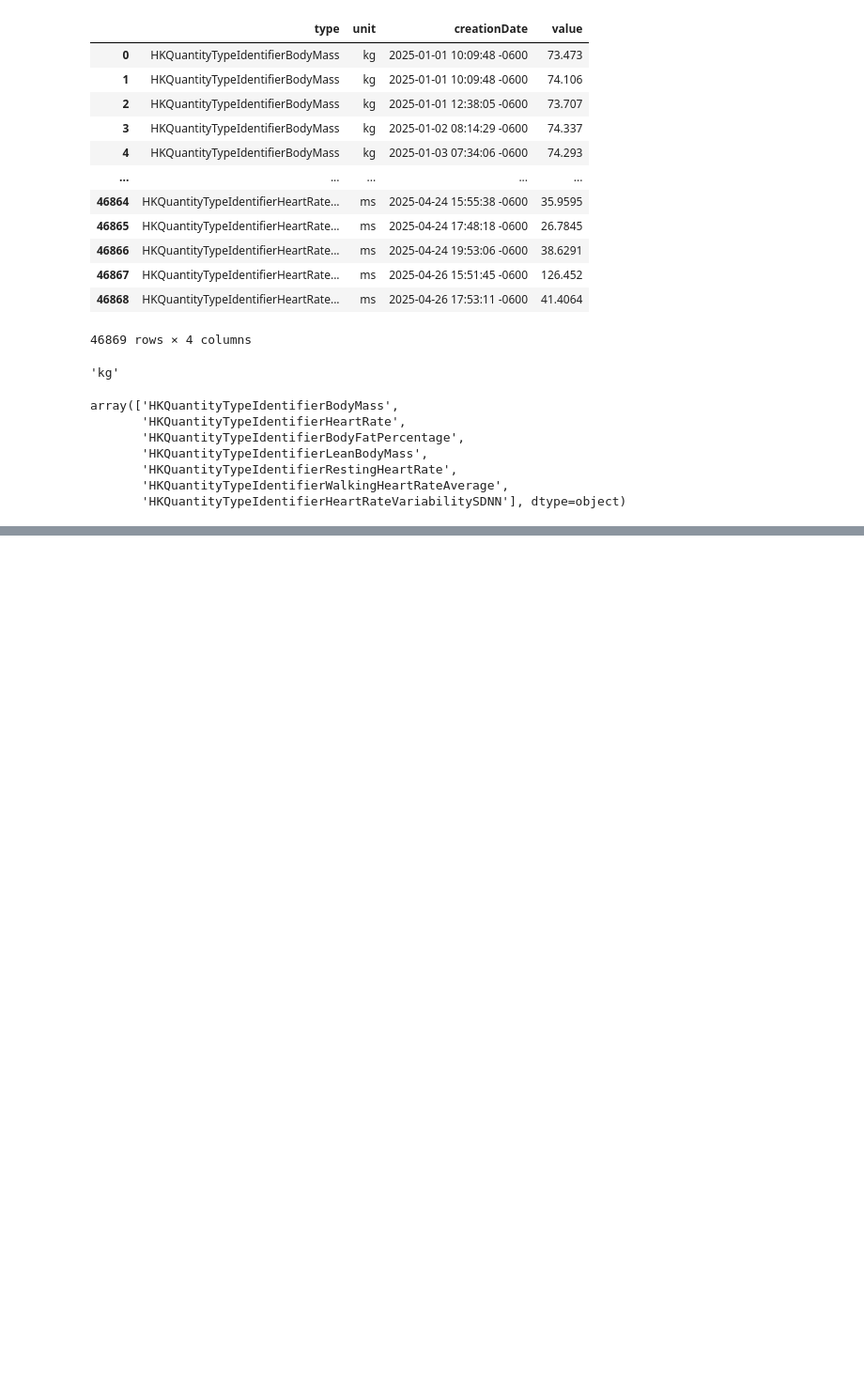
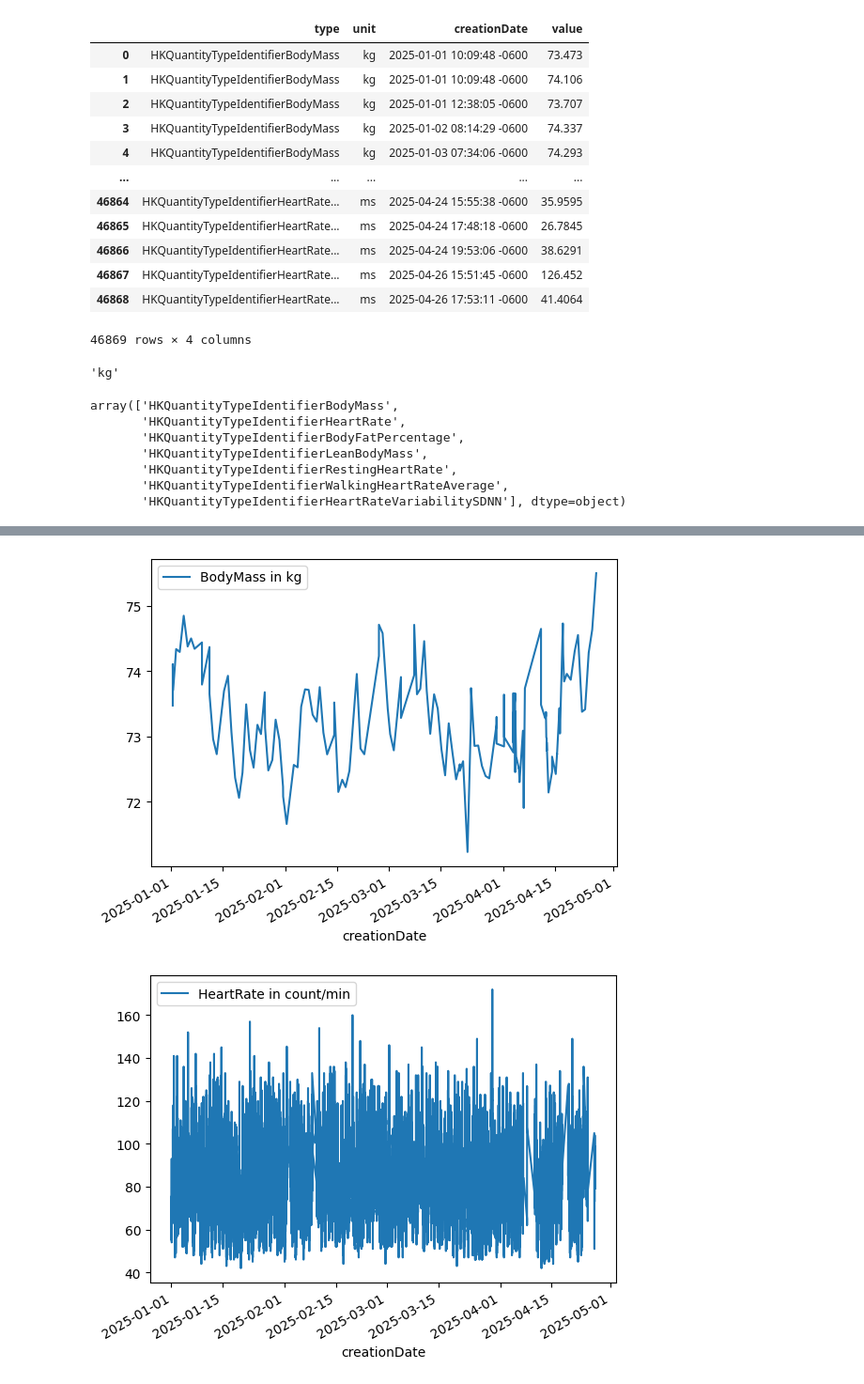
Before and after one commit to gary-bains/apple-health-data-analysis, a Jupyter notebook: bronze_data_to_silver.ipynb, the cells around one changed output, grey strips where cells are left out. Shown: that part at 94% size. Drawn from its saved outputs; the diff is of its cells as text; code cells hidden in the pictures; blank space fills up the shorter version.

```diff
--- a/bronze_data_to_silver.ipynb
+++ b/bronze_data_to_silver.ipynb
@@ -75,7 +75,13 @@ for data_type in types:
     new_col_name = f'{data_type_name} in {data_type_df.iloc[0].unit}'
 
     data_type_df_v3 = data_type_df_v2.rename(columns={'value': new_col_name})
+
     data_type_df_v3.to_csv(f'silver_data/{data_type_name}.csv', sep=',', index=False)
+
+    data_type_df_v3.index = pd.to_datetime(data_type_df_v3['creationDate'])
+    data_type_df_v3.drop(columns=['creationDate'], inplace=True)
+    data_type_df_v3[new_col_name] = pd.to_numeric(data_type_df_v3[new_col_name])
+    data_type_df_v3.plot.line()
 
     print(data_type_df_v3.head())
     print(data_type_df_v3.shape[0], 'rows')
@@ -100 +106,3 @@ for data_type in types:
 1142 rows
+[figure, added]
+[figure, added]
```
Also changed, not shown: parts of 1 cell of this notebook, 2 other files.
